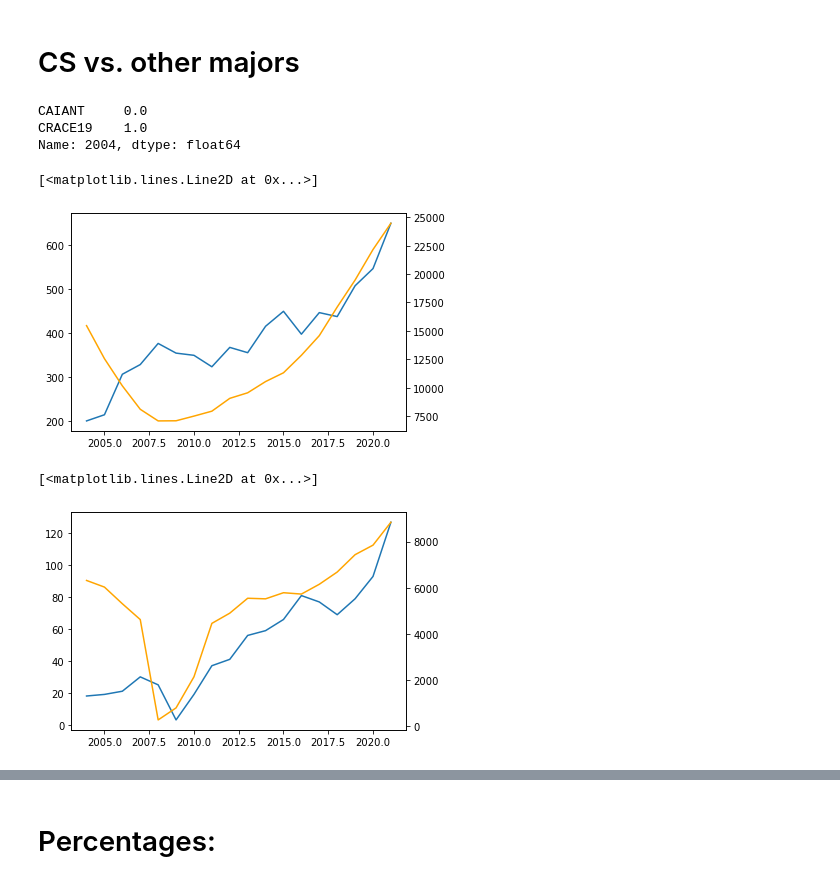
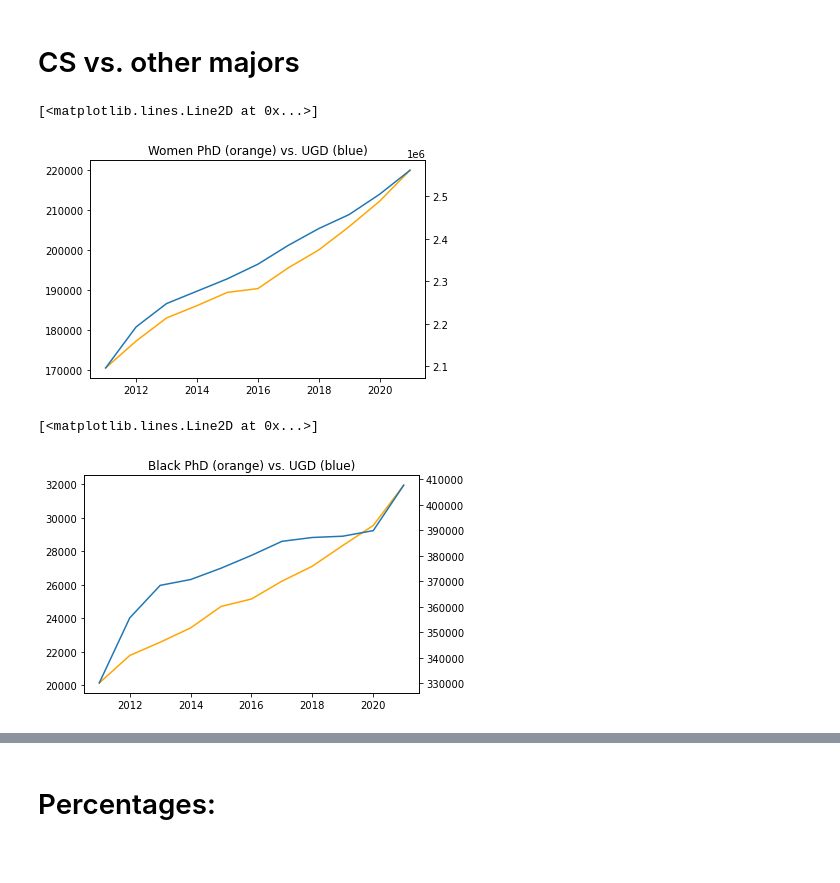
Before and after one commit to fahadsultan/dei-facultystaff, a Jupyter notebook: Nationwide trends.ipynb, the cells around one changed output, grey strips where cells are left out. Cells and saved outputs as stored; diff of their text form; code cells hidden in the pictures; blank space fills up the shorter version.

Commit message:
PhD Absolute count + Percent plots

```diff
--- a/Nationwide trends.ipynb
+++ b/Nationwide trends.ipynb
@@ -84,10 +71 @@ ugd_counts = ugds.groupby('year').sum()
-# %%
-# phd_counts.iloc[0][['CTOTALW', 'CRACE16']]
-# phd_counts.iloc[0][['CBKAAT', 'CRACE18']]
-# phd_counts.iloc[0][['CHISPT', 'CRACE21']]
-phd_counts.iloc[0][['CAIANT', 'CRACE19']]
-# %% [output]
-CAIANT     0.0
-CRACE19    1.0
-Name: 2004, dtype: float64
 # %%
@@ -112,16 +104,18 @@ get_val = lambda x: x[var] if x[var]!=0 else x[var_alt]
 phd_counts['native_abs'] = phd_counts.apply(get_val, axis=1)
 ugd_counts['native_abs'] = ugd_counts.apply(get_val, axis=1)
 # %%
-plt.plot(phd_counts['women_abs'])
+plt.title('Women PhD (orange) vs. UGD (blue)')
+plt.plot(phd_counts['women_abs'].loc[range(2011, 2022)], color='orange')
 plt.twinx()
-plt.plot(ugd_counts['women_abs'], color='orange')
+plt.plot(ugd_counts['women_abs'].loc[range(2011, 2022)])
 # %% [output]
 [<matplotlib.lines.Line2D at 0x...>]
-[figure, old version]
+[figure, new version]
 # %%
-plt.plot(phd_counts['black_abs'])
+plt.title('Black PhD (orange) vs. UGD (blue)')
+plt.plot(phd_counts['black_abs'].loc[range(2011, 2022)], color='orange')
 plt.twinx()
-plt.plot(ugd_counts['black_abs'], color='orange')
+plt.plot(ugd_counts['black_abs'].loc[range(2011, 2022)])
 # %% [output]
 [<matplotlib.lines.Line2D at 0x...>]
-[figure, old version]
+[figure, new version]
```
Also changed, not shown: parts of 20 cells of this notebook.
